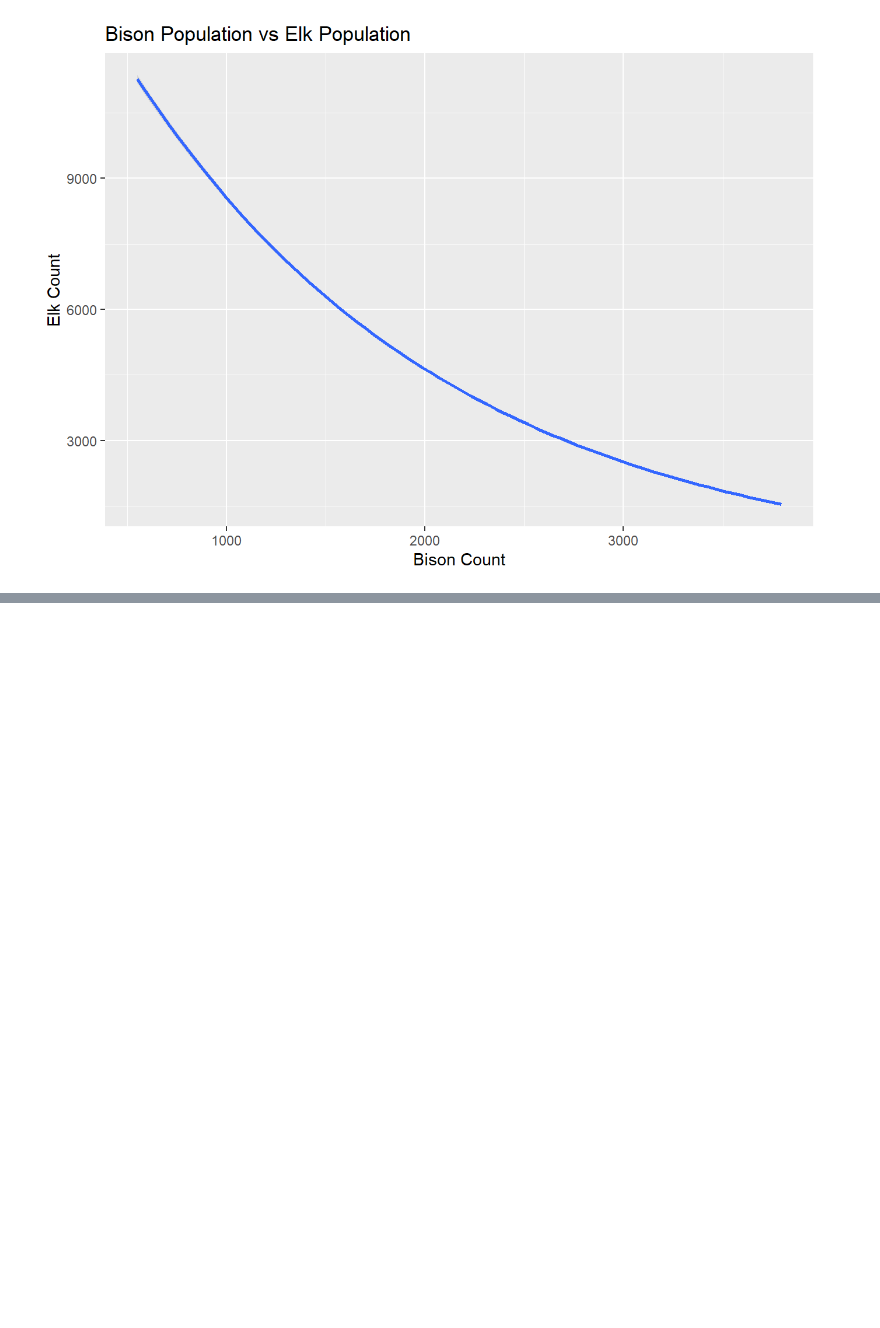
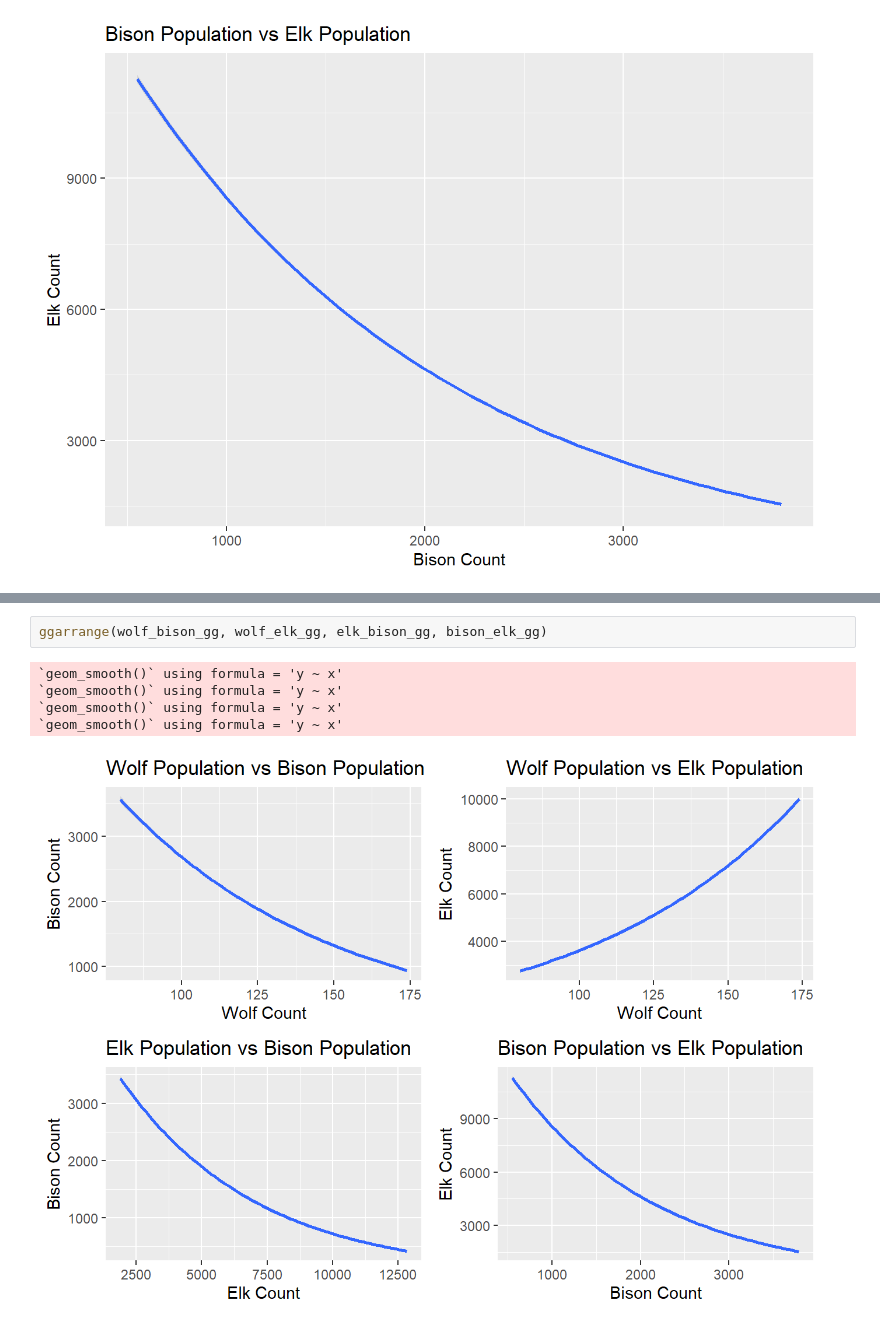
Before and after one commit to sammytetrault/ESS330-Yellowstone-Project, a Jupyter notebook: docs/index.out.ipynb, the cells around one changed output, grey strips where cells are left out. Cells and saved outputs as stored; diff of their text form; blank space fills up the shorter version.

```diff
--- a/docs/index.out.ipynb
+++ b/docs/index.out.ipynb
@@ -373,0 +436,8 @@ Smith, D. W., Mech, L. D., Meagher, M., Clark, W. E., Jaffe, R., Phillips, M. K.
+# %%
+ggarrange(wolf_bison_gg, wolf_elk_gg, elk_bison_gg, bison_elk_gg)
+# %% [output]
+`geom_smooth()` using formula = 'y ~ x'
+`geom_smooth()` using formula = 'y ~ x'
+`geom_smooth()` using formula = 'y ~ x'
+`geom_smooth()` using formula = 'y ~ x'
+[figure, added]
```
Also changed, not shown: parts of 20 cells of this notebook, 13 other files.
